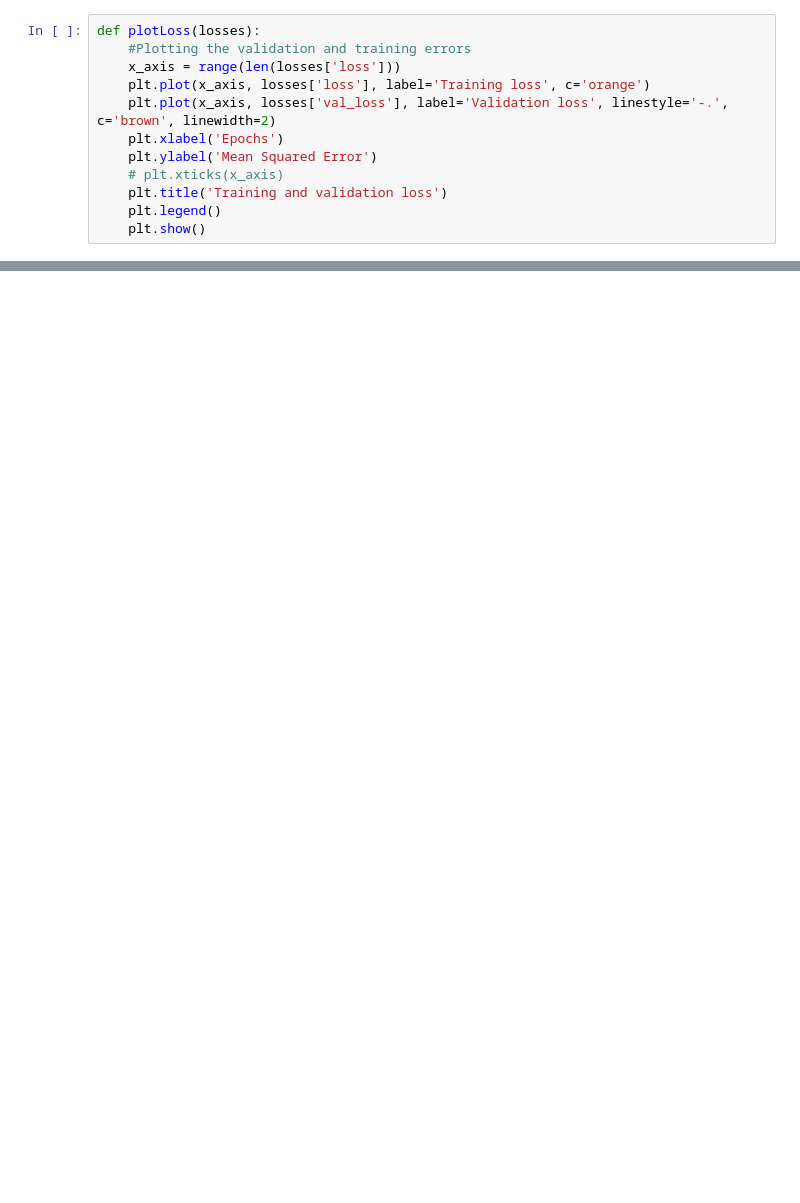
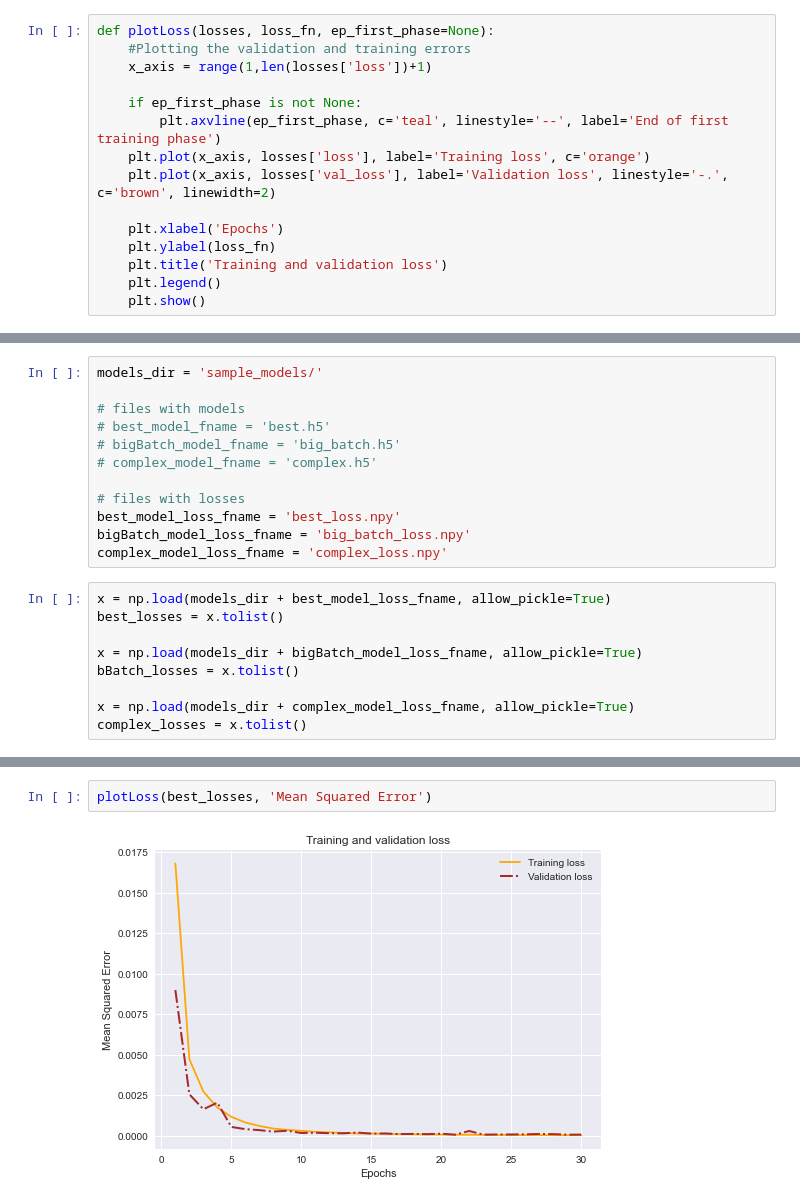
Before and after one commit to tassos96/Project_2, a Jupyter notebook: Research_N1.ipynb, the cells around one changed output, grey strips where cells are left out. Drawn from its saved outputs; the diff is of its cells as text; blank space fills up the shorter version.

```diff
--- a/Research_N1.ipynb
+++ b/Research_N1.ipynb
@@ -14,12 +15,15 @@ plt.tight_layout()
 # %%
-def plotLoss(losses):
+def plotLoss(losses, loss_fn, ep_first_phase=None):
     #Plotting the validation and training errors
-    x_axis = range(len(losses['loss']))
+    x_axis = range(1,len(losses['loss'])+1)
+
+    if ep_first_phase is not None:
+        plt.axvline(ep_first_phase, c='teal', linestyle='--', label='End of first training phase')
     plt.plot(x_axis, losses['loss'], label='Training loss', c='orange')
     plt.plot(x_axis, losses['val_loss'], label='Validation loss', linestyle='-.', c='brown', linewidth=2)
+
     plt.xlabel('Epochs')
-    plt.ylabel('Mean Squared Error')
-    # plt.xticks(x_axis)
+    plt.ylabel(loss_fn)
     plt.title('Training and validation loss')
     plt.legend()
     plt.show()
@@ -303,0 +286,21 @@ Epoch 30/30
+# %%
+models_dir = 'sample_models/'
+
+# files with models
+# best_model_fname = 'best.h5'
+# bigBatch_model_fname = 'big_batch.h5'
+# complex_model_fname = 'complex.h5'
+
+# files with losses
+best_model_loss_fname = 'best_loss.npy'
+bigBatch_model_loss_fname = 'big_batch_loss.npy'
+complex_model_loss_fname = 'complex_loss.npy'
+# %%
+x = np.load(models_dir + best_model_loss_fname, allow_pickle=True)
+best_losses = x.tolist()
+
+x = np.load(models_dir + bigBatch_model_loss_fname, allow_pickle=True)
+bBatch_losses = x.tolist()
+
+x = np.load(models_dir + complex_model_loss_fname, allow_pickle=True)
+complex_losses = x.tolist()
@@ -303,0 +311,4 @@ Epoch 30/30
+# %%
+plotLoss(best_losses, 'Mean Squared Error')
+# %% [output]
+[figure, added]
```
Also changed, not shown: parts of 24 cells of this notebook, 5 other files.
